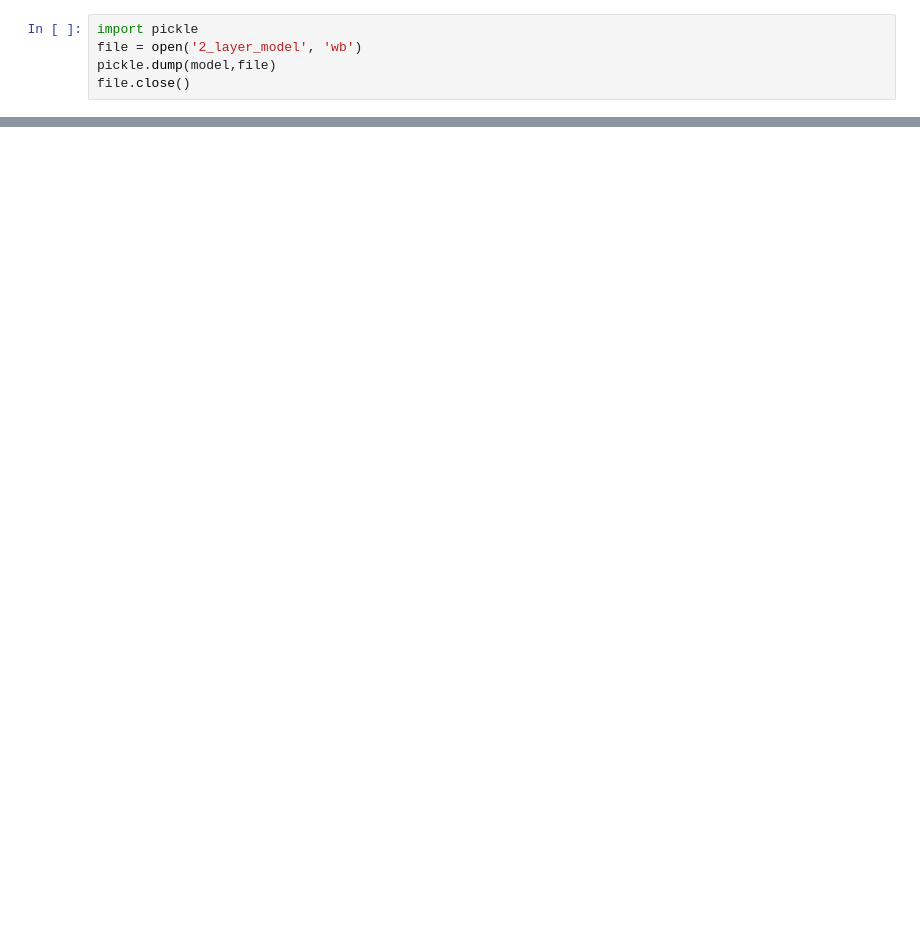
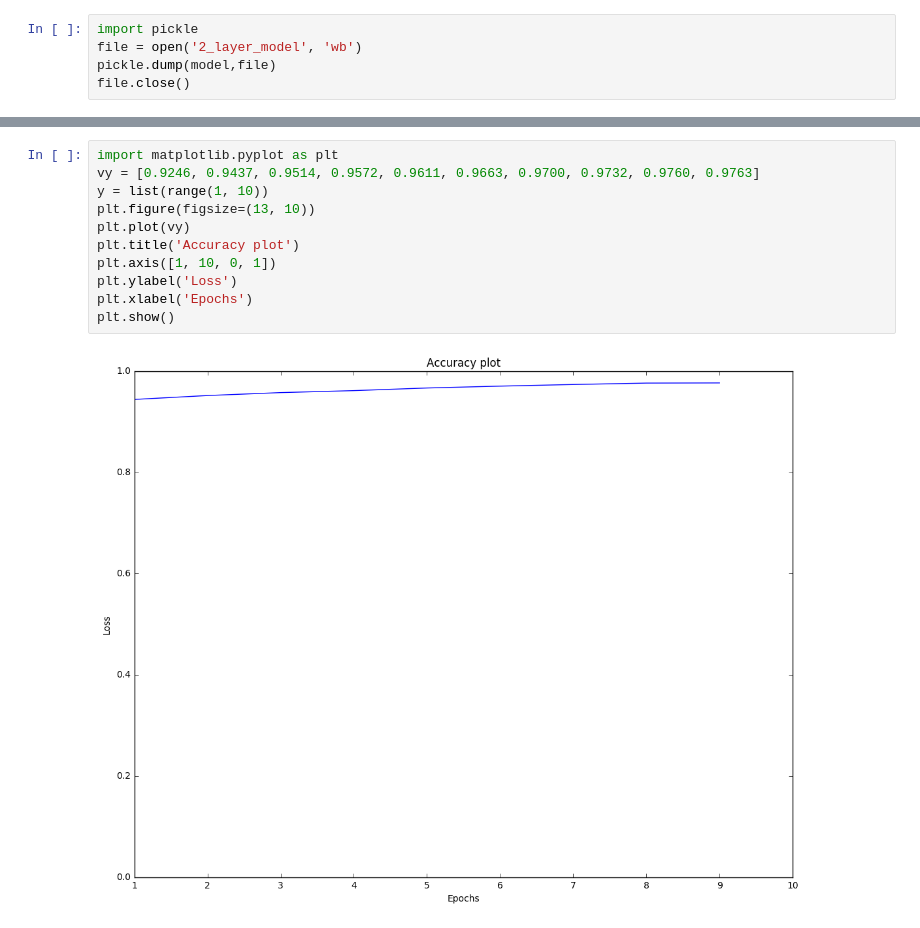
Before and after one commit to rajendrac3/Machine-Learning, a Jupyter notebook: Amazon_LSTM/Amazon_LSTM.ipynb, the cells around one changed output, grey strips where cells are left out. Saved outputs shown, nothing was run; the diff lists cells and outputs as text; blank space fills up the shorter version.

```diff
--- a/Amazon_LSTM/Amazon_LSTM.ipynb
+++ b/Amazon_LSTM/Amazon_LSTM.ipynb
@@ -627,0 +692,13 @@ file.close()
+# %%
+import matplotlib.pyplot as plt
+vy = [0.9246, 0.9437, 0.9514, 0.9572, 0.9611, 0.9663, 0.9700, 0.9732, 0.9760, 0.9763]
+y = list(range(1, 10))
+plt.figure(figsize=(13, 10))
+plt.plot(vy)
+plt.title('Accuracy plot')
+plt.axis([1, 10, 0, 1])
+plt.ylabel('Loss')
+plt.xlabel('Epochs')
+plt.show()
+# %% [output]
+[figure, added]
```
Also changed, not shown: parts of 19 cells of this notebook, 1 other file.
